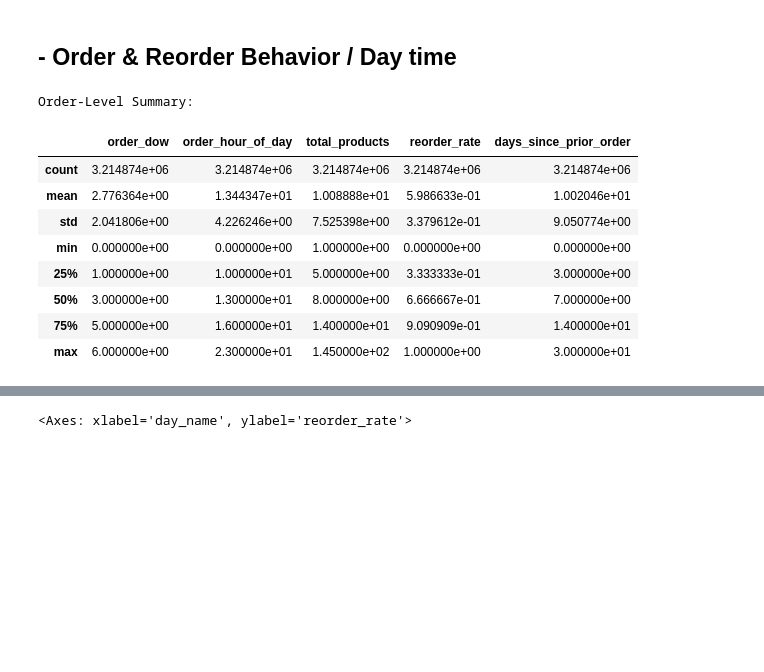
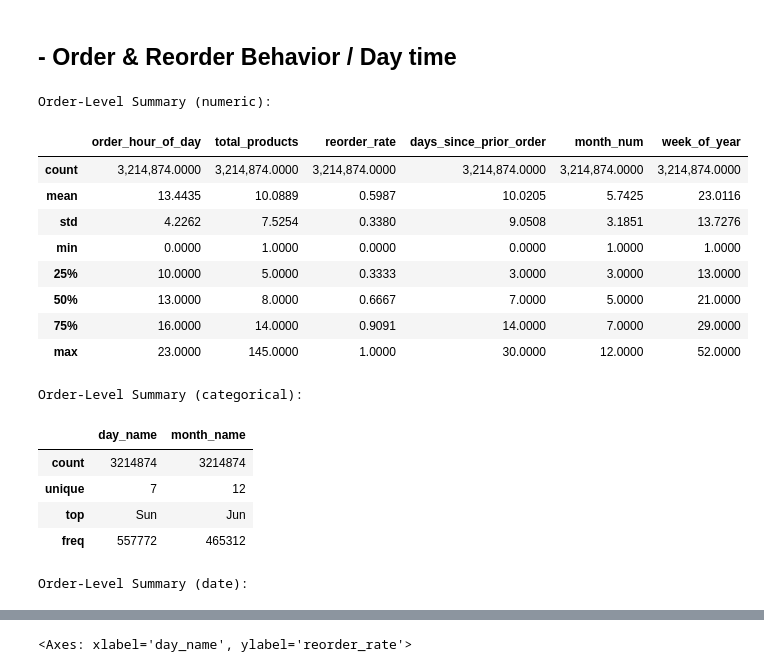
Before and after one commit to ppts2545/Instacart-Market-Basket-Analysis, a Jupyter notebook: notebooks/02_Exploratory_Data_Analysis/02_customer_behavior.ipynb, the cells around one changed output, grey strips where cells are left out. Cells and saved outputs as stored; diff of their text form; code cells hidden in the pictures; blank space fills up the shorter version.

```diff
--- a/notebooks/02_Exploratory_Data_Analysis/02_customer_behavior.ipynb
+++ b/notebooks/02_Exploratory_Data_Analysis/02_customer_behavior.ipynb
@@ -12,6 +12,11 @@ import seaborn as sns
 import matplotlib.pyplot as plt
 
 sns.set_theme(style="whitegrid")
+
+# --- Display formatting (readable numbers in notebook output) ---
+pd.set_option("display.float_format", lambda x: f"{x:,.4f}")
+pd.set_option("display.max_columns", 50)
+pd.set_option("display.width", 140)
 
 # --- Configuration ---
 # set USE_SAMPLE = True for quick testing, False for full dataset analysis
@@ -155,26 +160,77 @@ pd.Series(comparison_stats, name="difference").to_frame()
 # %%
 order_level = (
     df.groupby("order_id")
     .agg(
+        order_date=("order_date", "first"),
         order_dow=("order_dow", "first"),
         order_hour_of_day=("order_hour_of_day", "first"),
         total_products=("product_id", "count"),
         reorder_rate=("reordered", "mean"),
         days_since_prior_order=("days_since_prior_order", "first"),
     )
     .reset_index()
 )
 
-print("Order-Level Summary:")
-display(order_level.drop(columns=["order_id"]).describe(include="all"))
+order_level["order_date"] = pd.to_datetime(order_level["order_date"])
+order_level["month_num"] = order_level["order_date"].dt.month
+order_level["month_name"] = order_level["order_date"].dt.month_name().str[:3]
+order_level["week_of_year"] = order_level["order_date"].dt.isocalendar().week.astype(int)
+
+# Explicit weekday labels for readability in tables/plots.
+day_map = {0: "Sun", 1: "Mon", 2: "Tue", 3: "Wed", 4: "Thu", 5: "Fri", 6: "Sat"}
+order_level["day_name"] = pd.Categorical(
+    order_level["order_dow"].map(day_map),
+    categories=["Sun", "Mon", "Tue", "Wed", "Thu", "Fri", "Sat"],
+    ordered=True,
+)
+
+print("Order-Level Summary (numeric):")
+display(
+    order_level[[
+        "order_hour_of_day",
+        "total_products",
+        "reorder_rate",
+        "days_since_prior_order",
+        "month_num",
+        "week_of_year",
+    ]].describe()
+)
+
+print("Order-Level Summary (categorical):")
+display(order_level[["day_name", "month_name"]].describe(include="all"))
+
+print("Order-Level Summary (date):")
+display(
+    pd.DataFrame(
+        {
+            "count": [order_level["order_date"].notna().sum()],
+            "min": [order_level["order_date"].min()],
+            "max": [order_level["order_date"].max()],
+            "nunique": [order_level["order_date"].nunique()],
+        },
+        index=["order_date"],
+    )
+)
+
+print("Quality checks:")
+print(f"Unique orders: {order_level['order_id'].nunique():,}")
+print(f"Date range: {order_level['order_date'].min().date()} to {order_level['order_date'].max().date()}")
+print(f"Unique months: {order_level['month_name'].nunique()}")
 # %% [output]
-Order-Level Summary:
+Order-Level Summary (numeric):
-|  | order_dow | order_hour_of_day | total_products | reorder_rate | days_since_prior_order |
-| count | 3.214874e+06 | 3.214874e+06 | 3.214874e+06 | 3.214874e+06 | 3.214874e+06 |
-| mean | 2.776364e+00 | 1.344347e+01 | 1.008888e+01 | 5.986633e-01 | 1.002046e+01 |
-| std | 2.041806e+00 | 4.226246e+00 | 7.525398e+00 | 3.379612e-01 | 9.050774e+00 |
-| min | 0.000000e+00 | 0.000000e+00 | 1.000000e+00 | 0.000000e+00 | 0.000000e+00 |
-| 25% | 1.000000e+00 | 1.000000e+01 | 5.000000e+00 | 3.333333e-01 | 3.000000e+00 |
-| 50% | 3.000000e+00 | 1.300000e+01 | 8.000000e+00 | 6.666667e-01 | 7.000000e+00 |
-| 75% | 5.000000e+00 | 1.600000e+01 | 1.400000e+01 | 9.090909e-01 | 1.400000e+01 |
-| max | 6.000000e+00 | 2.300000e+01 | 1.450000e+02 | 1.000000e+00 | 3.000000e+01 |
+|  | order_hour_of_day | total_products | reorder_rate | days_since_prior_order | month_num | week_of_year |
+| count | 3,214,874.0000 | 3,214,874.0000 | 3,214,874.0000 | 3,214,874.0000 | 3,214,874.0000 | 3,214,874.0000 |
+| mean | 13.4435 | 10.0889 | 0.5987 | 10.0205 | 5.7425 | 23.0116 |
+| std | 4.2262 | 7.5254 | 0.3380 | 9.0508 | 3.1851 | 13.7276 |
+| min | 0.0000 | 1.0000 | 0.0000 | 0.0000 | 1.0000 | 1.0000 |
+| 25% | 10.0000 | 5.0000 | 0.3333 | 3.0000 | 3.0000 | 13.0000 |
+| 50% | 13.0000 | 8.0000 | 0.6667 | 7.0000 | 5.0000 | 21.0000 |
+| 75% | 16.0000 | 14.0000 | 0.9091 | 14.0000 | 7.0000 | 29.0000 |
+| max | 23.0000 | 145.0000 | 1.0000 | 30.0000 | 12.0000 | 52.0000 |
+Order-Level Summary (categorical):
+|  | day_name | month_name |
+| count | 3214874 | 3214874 |
+| unique | 7 | 12 |
+| top | Sun | Jun |
+| freq | 557772 | 465312 |
+Order-Level Summary (date):
```
Also changed, not shown: parts of 13 cells of this notebook.
